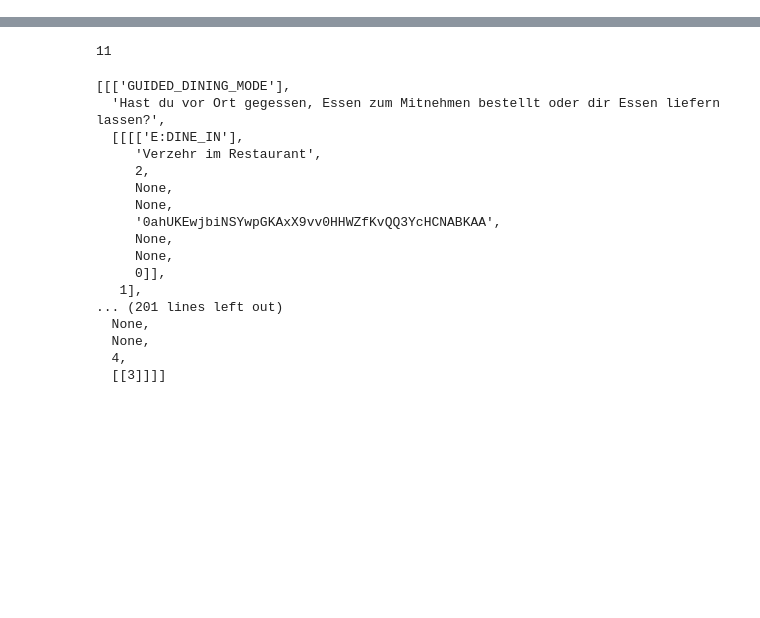
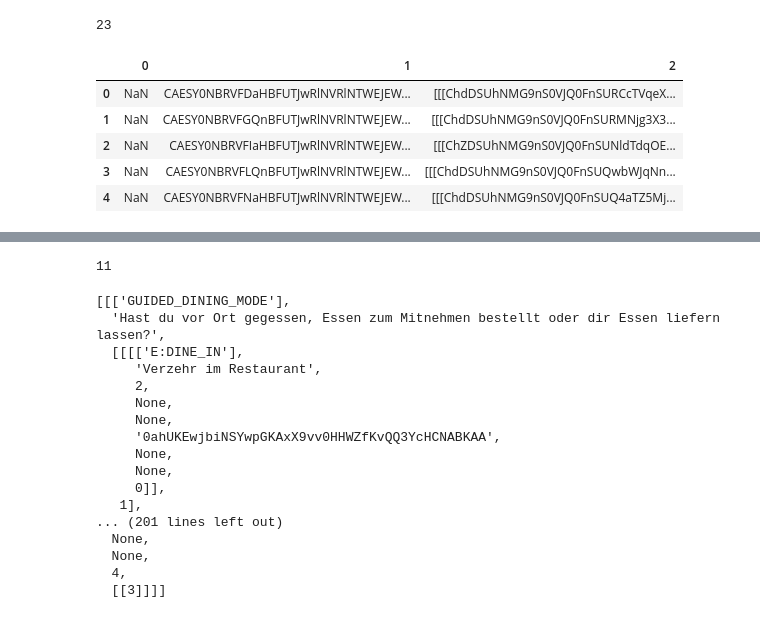
Before and after one commit to lorrrrrrra/ds_project, a Jupyter notebook: scraping_test_getting_data.ipynb, the cells around one changed output, grey strips where cells are left out. Drawn from its saved outputs; the diff is of its cells as text; code cells hidden in the pictures; blank space fills up the shorter version.

```diff
--- a/scraping_test_getting_data.ipynb
+++ b/scraping_test_getting_data.ipynb
@@ -184,3 +204,18 @@ Saved reviews data to 'reviews_data.json'.
+# %%
+_place_id_ChIJ_VfiMxj6mUcRRK_QBdxww7g_reviews = pd.read_json('C:/Users/Theresa/OneDrive/Master/3.Semester/data_science_project/ds_project-1/reviews_output/_q=place_id_ChIJ_VfiMxj6mUcRRK_QBdxww7g_reviews.json')
+# %%
+print(len(_place_id_ChIJ_VfiMxj6mUcRRK_QBdxww7g_reviews))
+# %% [output]
+23
+# %%
+_place_id_ChIJ_VfiMxj6mUcRRK_QBdxww7g_reviews.head()
+# %% [output]
+|  | 0 | 1 | 2 |
+| 0 | NaN | CAESY0NBRVFDaHBFUTJwRlNVRlNTWEJEW... | [[[ChdDSUhNMG9nS0VJQ0FnSURCcTVqeX... |
+| 1 | NaN | CAESY0NBRVFGQnBFUTJwRlNVRlNTWEJEW... | [[[ChdDSUhNMG9nS0VJQ0FnSURMNjg3X3... |
+| 2 | NaN | CAESY0NBRVFIaHBFUTJwRlNVRlNTWEJEW... | [[[ChZDSUhNMG9nS0VJQ0FnSUNldTdqOE... |
+| 3 | NaN | CAESY0NBRVFLQnBFUTJwRlNVRlNTWEJEW... | [[[ChdDSUhNMG9nS0VJQ0FnSUQwbWJqNn... |
+| 4 | NaN | CAESY0NBRVFNaHBFUTJwRlNVRlNTWEJEW... | [[[ChdDSUhNMG9nS0VJQ0FnSUQ4aTZ5Mj... |
 # %%
 print(len(reviews_data))
 print(len(reviews_data[13][2]))
```
Also changed, not shown: parts of 5 cells of this notebook.
